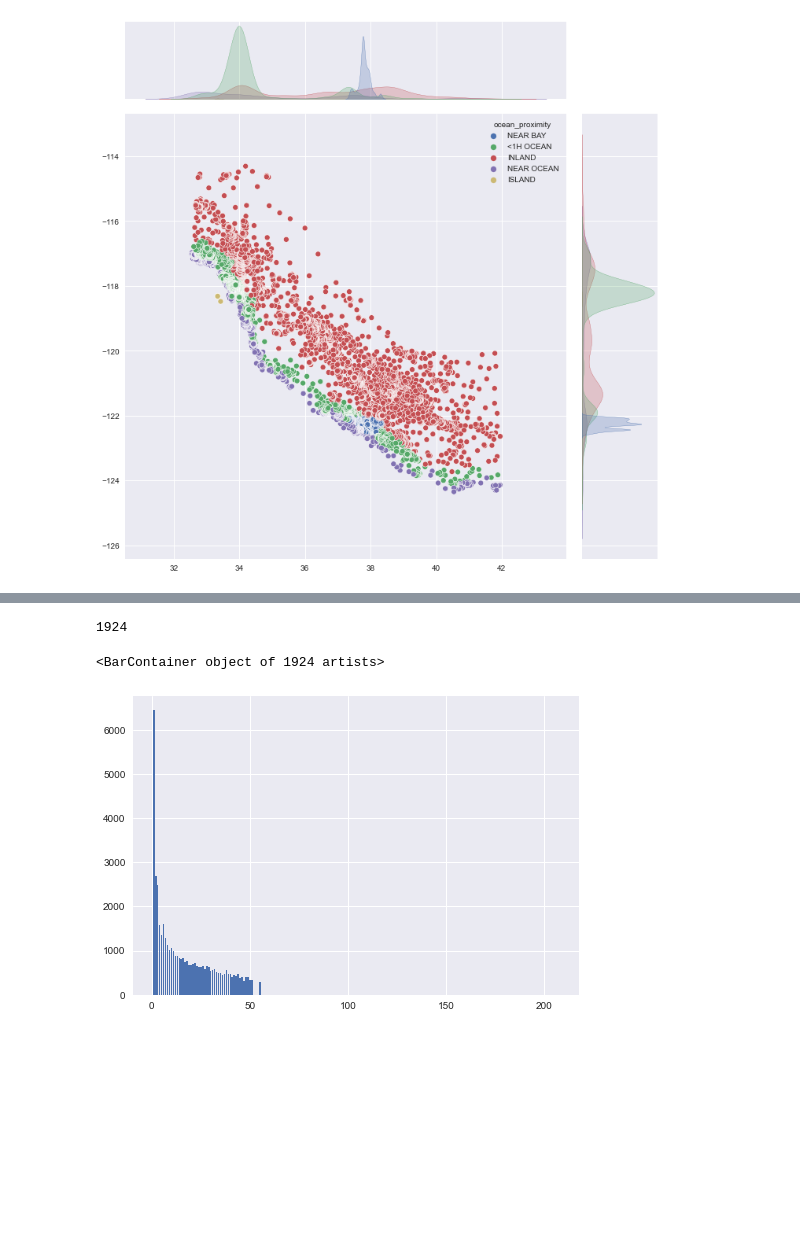
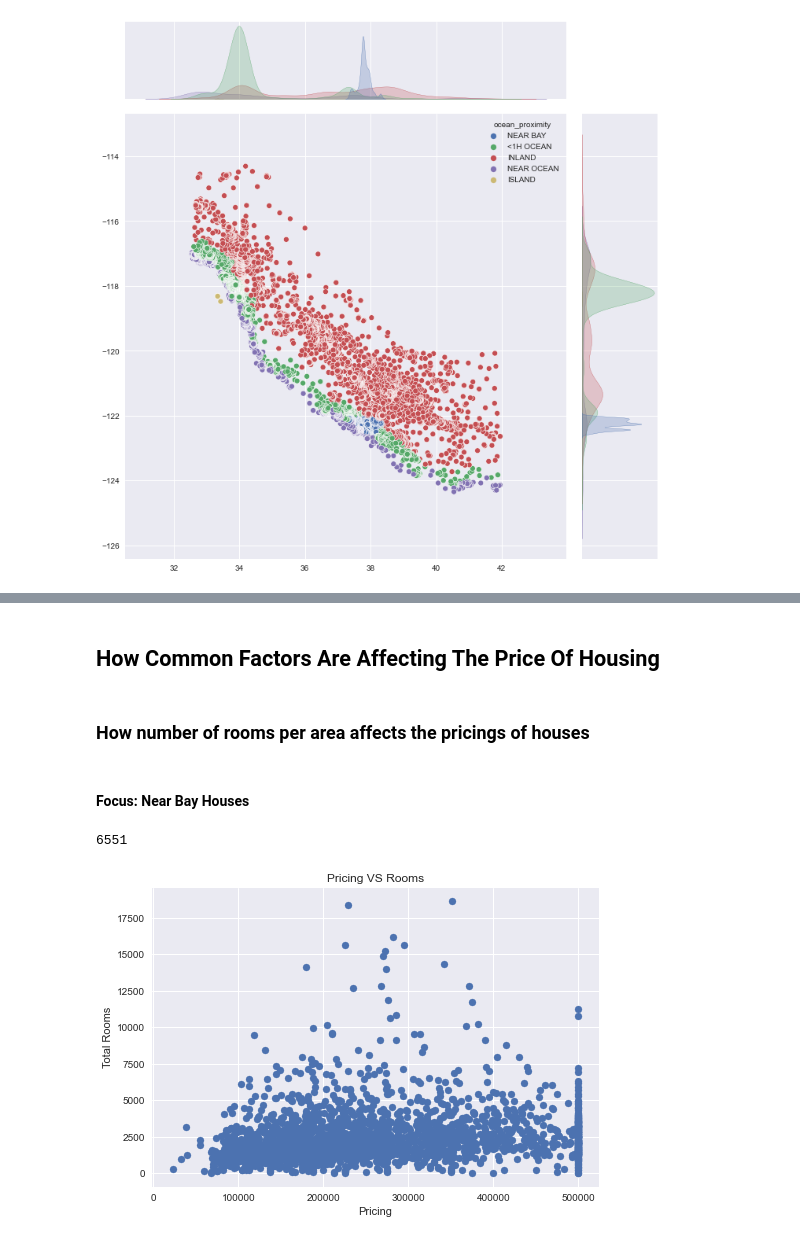
Before and after one commit to EmmanuelAjibokun/Housing-Price-Prediction, a Jupyter notebook: Housing Price with Data Visualization.ipynb, the cells around one changed output, grey strips where cells are left out. Cells and saved outputs as stored; diff of their text form; code cells hidden in the pictures; blank space fills up the shorter version.

Commit message:
scattered plot visualization of near bay houses and inland houses

```diff
--- a/Housing Price with Data Visualization.ipynb
+++ b/Housing Price with Data Visualization.ipynb
@@ -336,18 +282,19 @@ plt.show()
-# %%
-# Check occurences for unique room count
-unique_rooms = housing.total_bedrooms.nunique()
-unique_rooms
-# %% [output]
-1924
-# %%
-# Return count of unique values in the total_bedrooms column
-unique_rooms = housing.total_bedrooms.unique()
-unique_rooms = unique_rooms.tolist()
-unique_rooms.sort() # sort in ascending order
-frequency = housing.total_bedrooms.value_counts().sort_index()  # sort in ascending order
-
-# plt.figure(figsize = (10, 8))
-plt.bar(unique_rooms, frequency)
-# %% [output]
-<BarContainer object of 1924 artists>
-[figure, removed]
+# %% [markdown]
+## How Common Factors Are Affecting The Price Of Housing
+# %% [markdown]
+### How number of rooms per area affects the pricings of houses
+# %% [markdown]
+#### Focus: Near Bay Houses
+# %%
+# filter for inland houses
+nearbay_housing = housing.loc[housing.ocean_proximity == "NEAR BAY"]
+print(len(total_rooms))
+
+plt.scatter(nearbay_housing.median_house_value, nearbay_housing.total_rooms)
+plt.xlabel("Pricing")
+plt.ylabel("Total Rooms")
+plt.title("Pricing VS Rooms")
+plt.show()
+# %% [output]
+6551
+[figure, added]
```
Also changed, not shown: parts of 33 cells of this notebook.
